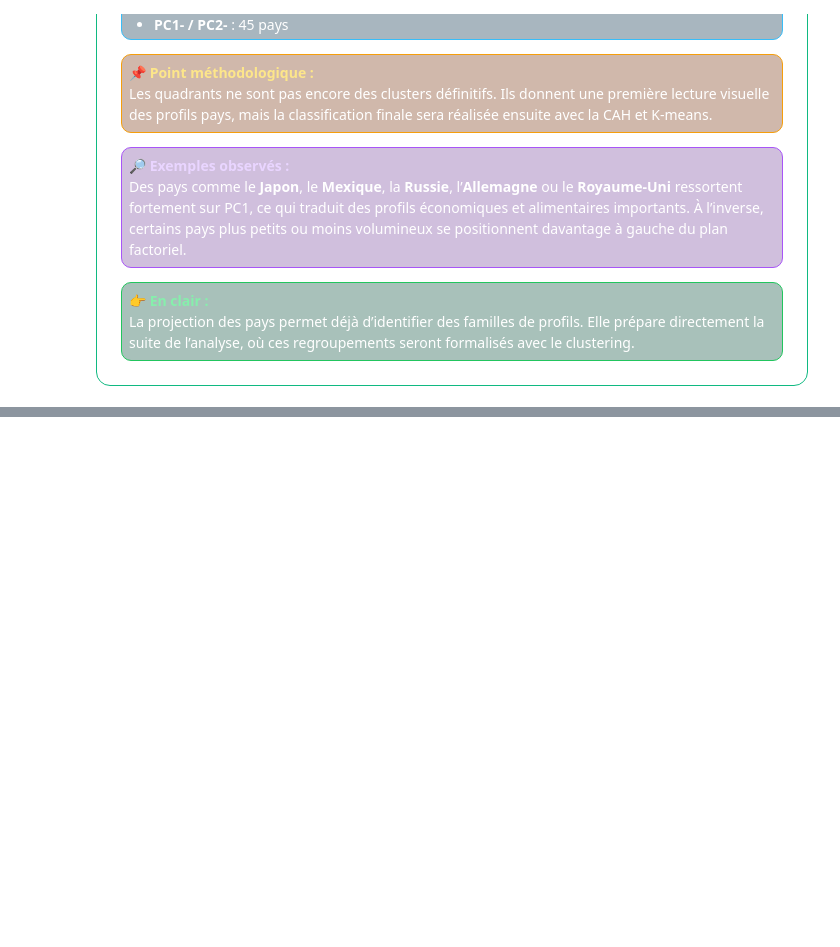
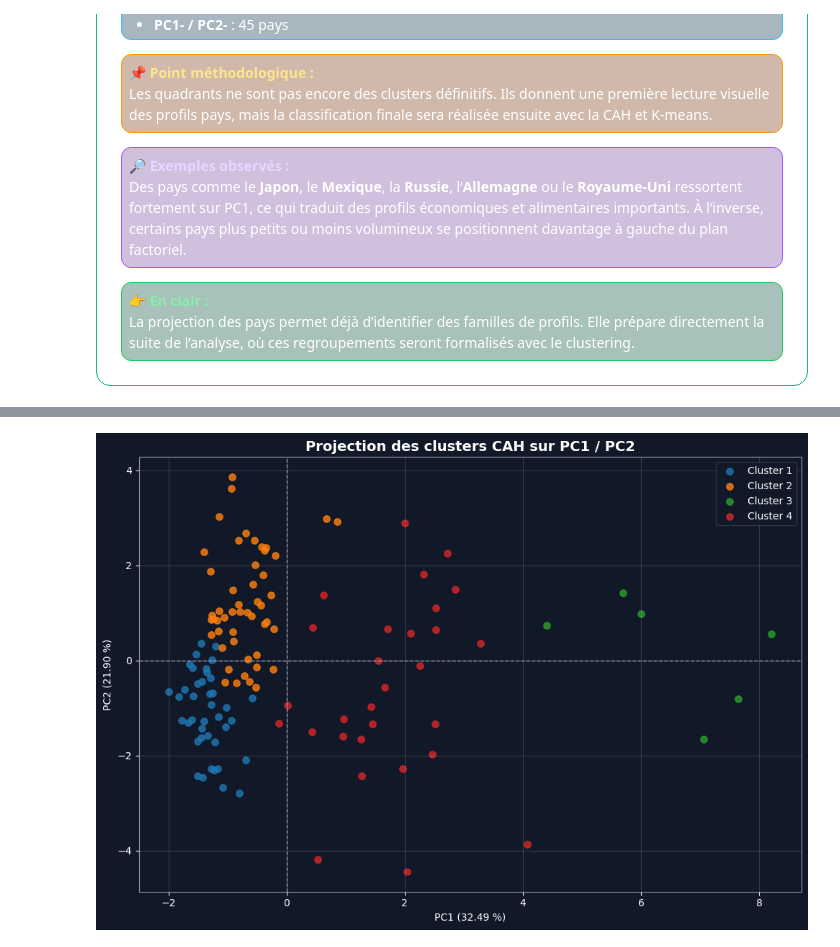
Before and after one commit to Stephane-OC/la-poule-qui-chante-market-study, a Jupyter notebook: ACP_clustering.ipynb, the cells around one changed output, grey strips where cells are left out. Drawn from its saved outputs; the diff is of its cells as text; code cells hidden in the pictures; blank space fills up the shorter version.

```diff
--- a/ACP_clustering.ipynb
+++ b/ACP_clustering.ipynb
@@ -2638,0 +3037,41 @@ plt.show()
+# %%
+# Visualisation des clusters CAH sur le plan factoriel PC1 / PC2
+# Cette projection permet de voir si les groupes se distinguent visuellement sur les deux premiers axes
+fig, ax = plt.subplots(figsize=(10, 7))
+
+fig.patch.set_facecolor("#111827")
+ax.set_facecolor("#111827")
+
+for cluster in sorted(df_cah["cluster_cah"].unique()):
+    data_cluster = df_cah[df_cah["cluster_cah"] == cluster]
+    ax.scatter(
+        data_cluster["PC1"],
+        data_cluster["PC2"],
+        label=f"Cluster {cluster}",
+        alpha=0.8,
+        s=45
+    )
+
+ax.axhline(0, color="#9CA3AF", linestyle="--", linewidth=1)
+ax.axvline(0, color="#9CA3AF", linestyle="--", linewidth=1)
+
+ax.set_title("Projection des clusters CAH sur PC1 / PC2", color="white", fontsize=14, fontweight="bold")
+ax.set_xlabel(f"PC1 ({variance_expliquee[0] * 100:.2f} %)", color="white")
+ax.set_ylabel(f"PC2 ({variance_expliquee[1] * 100:.2f} %)", color="white")
+
+ax.tick_params(axis="x", colors="white")
+ax.tick_params(axis="y", colors="white")
+
+ax.grid(alpha=0.25)
+
+for spine in ax.spines.values():
+    spine.set_color("#9CA3AF")
+
+legend = ax.legend(facecolor="#111827", edgecolor="#374151")
+for text in legend.get_texts():
+    text.set_color("white")
+
+plt.tight_layout()
+plt.show()
+# %% [output]
+[figure, added]
```
Also changed, not shown: parts of 42 cells of this notebook.
